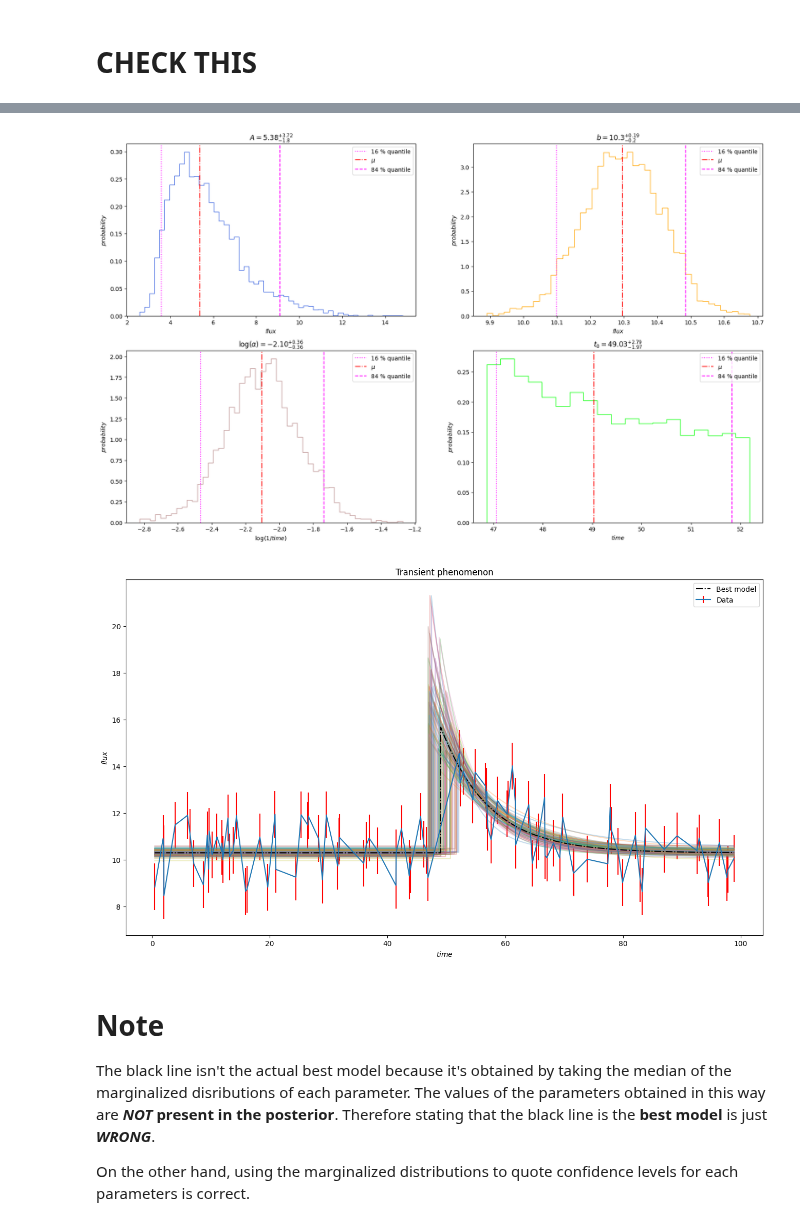
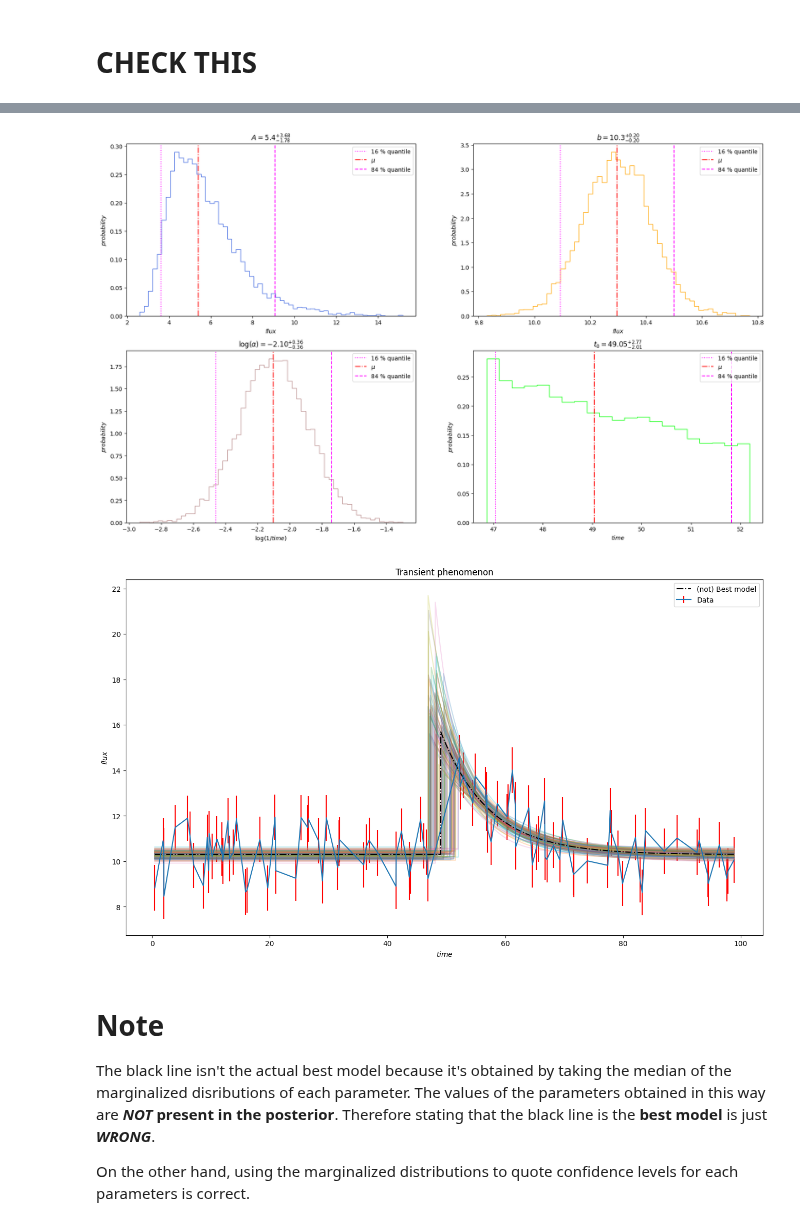
Before and after one commit to F3Solid/astrostatistics_bicocca_2024_exercises, a Jupyter notebook: L11/transient_universe.ipynb, the cells around one changed output, grey strips where cells are left out. Drawn from its saved outputs; the diff is of its cells as text; code cells hidden in the pictures.

```diff
--- a/L11/transient_universe.ipynb
+++ b/L11/transient_universe.ipynb
@@ -213,7 +229,7 @@ for key in par_keys:
 #--------------------------------------------------------------
 #
 # *** THIS SHOULD BE UPDATED AFTER EVERY EXECUTION ***
-bad_chains = [1]
+bad_chains = []
 
 #------------------------------------------------------------
 # %%
@@ -304,7 +320,7 @@ for i in range(n_rows):
 
 plt.show()
 # %% [output]
-[figure, old version]
+[figure, new version]
 # %%
 # Select 100 random samples
 rnd_samples = samples[np.random.randint(0, len(samples), 100)]
@@ -327,25 +343,25 @@ best_model = np.array([model_flux(t,
 # %%
 # Plot the models from the randomly selected samples
 fig, ax = plt.subplots(figsize=(16,9))
 
 ax.set_title("Transient phenomenon")
 ax.set_xlabel("$time$")
 ax.set_ylabel("$flux$")
 
 ax.errorbar(time_data, flux_data, yerr=flux_err_data, ecolor='red', label='Data')
 
 # Random selected models
 for i in range(len(models)):
     ax.plot(time_grid, models[i], alpha=0.25) # alpha is to set the opacity
 
 # Best model
-ax.plot(time_grid, best_model, color='black', label='Best model', ls='-.')
+ax.plot(time_grid, best_model, color='black', label='(not) Best model', ls='-.')
 
 ax.legend()
 
 plt.show()
 # %% [output]
-[figure, old version]
+[figure, new version]
 # %% [markdown]
 # Note
 
```
Also changed, not shown: parts of 5 cells of this notebook.
